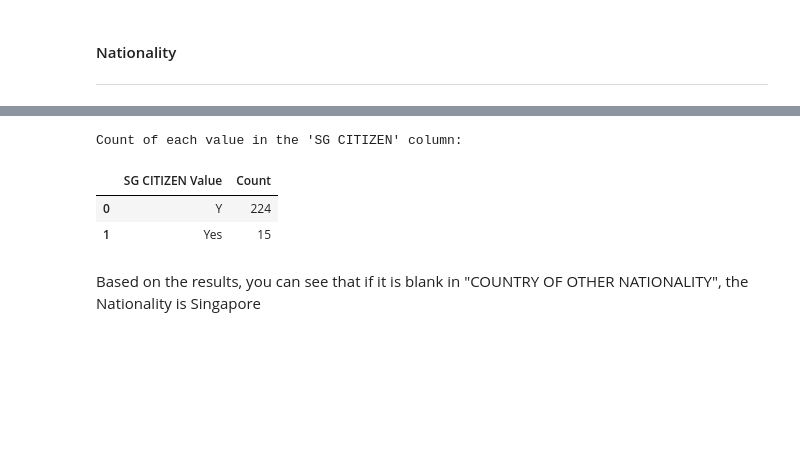
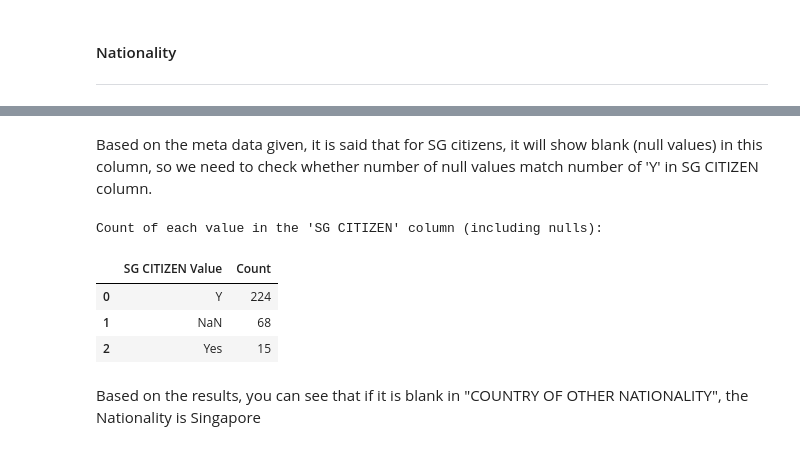
Before and after one commit to swamhtetg90/DAVI-CA2, a Jupyter notebook: data_cleaning.ipynb, the cells around one changed output, grey strips where cells are left out. Saved outputs shown, nothing was run; the diff lists cells and outputs as text; code cells hidden in the pictures; blank space fills up the shorter version.

Commit message:
Finished Data Analysis

```diff
--- a/data_cleaning.ipynb
+++ b/data_cleaning.ipynb
@@ -346,18 +377,21 @@ Unique values in 'COUNTRY OF OTHER NATIONALITY' column:
+# %% [markdown]
+Based on the meta data given, it is said that for SG citizens, it will show blank (null values) in this column, so we need to check whether number of null values match number of 'Y' in SG CITIZEN column.
 # %%
-# Count the occurrences of each value in the 'SG CITIZEN' column
-sg_citizen_counts = student_profiles['SG CITIZEN'].value_counts().reset_index()
+# Count occurrences including NaN (null) values
+sg_citizen_counts = student_profiles['SG CITIZEN'].value_counts(dropna=False).reset_index()
 
 # Rename columns for clarity
 sg_citizen_counts.columns = ['SG CITIZEN Value', 'Count']
 
 # Display the counts
-print("Count of each value in the 'SG CITIZEN' column:")
+print("Count of each value in the 'SG CITIZEN' column (including nulls):")
 display(sg_citizen_counts)
 # %% [output]
-Count of each value in the 'SG CITIZEN' column:
+Count of each value in the 'SG CITIZEN' column (including nulls):
 |  | SG CITIZEN Value | Count |
 | 0 | Y | 224 |
-| 1 | Yes | 15 |
+| 1 | NaN | 68 |
+| 2 | Yes | 15 |
 # %% [markdown]
 Based on the results, you can see that if it is blank in "COUNTRY OF OTHER NATIONALITY", the Nationality is Singapore
 # %% [markdown]
```
Also changed, not shown: parts of 15 cells of this notebook.
